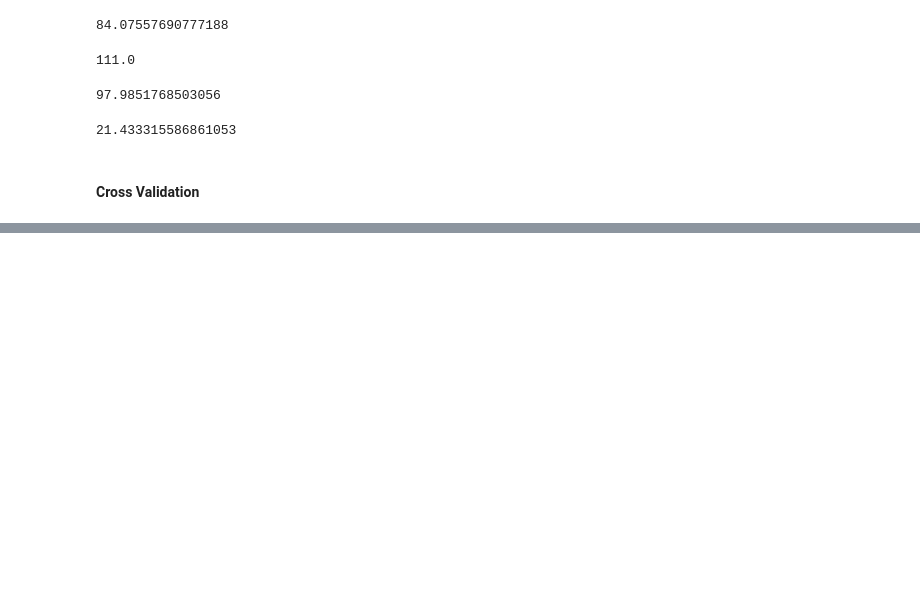
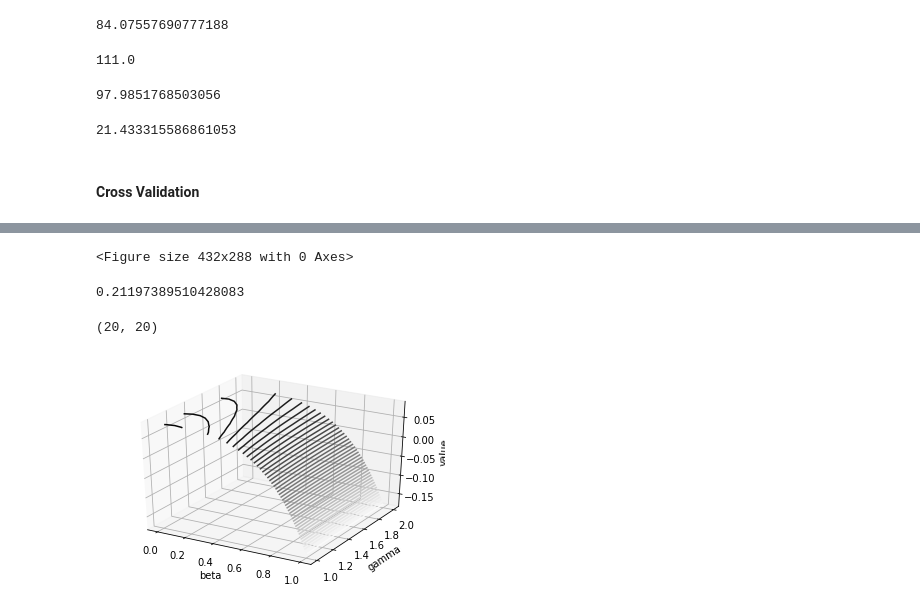
Before and after one commit to Anhtu07/Community-Detection, a Jupyter notebook: Debian Mailing List.ipynb, the cells around one changed output, grey strips where cells are left out. Cells and saved outputs as stored; diff of their text form; code cells hidden in the pictures; blank space fills up the shorter version.

Commit message:
some experiment
Experiment with threads which have more than 3 links
Plotting constraint function

```diff
--- a/Debian Mailing List.ipynb
+++ b/Debian Mailing List.ipynb
@@ -564,9 +564,9 @@ test_thread_2 = []
 whole_data = []
 i = 0
 for index in threads_dict:
-    if i < 200:
+    if i < 100:
         test_thread_1.append(threads_dict[index])
-    elif i < 400:
+    elif i < 200:
         test_thread_2.append(threads_dict[index])
     else:
         break
@@ -788,0 +815,24 @@ other score:
+# %%
+from mpl_toolkits import mplot3d
+%matplotlib inline
+import numpy as np
+import matplotlib.pyplot as plt
+fig = plt.figure()
+links_1 = []
+links_2 = []
+for thread in test_thread_1:
+    for link in thread:
+        links_1.append(link)
+
+for thread in test_thread_2:
+    for link in thread:
+        links_2.append(link)
+la_1 = greedy_partition(links_1, break_time = 1300)
+la_2 = greedy_partition(links_2, break_time = 1300)
+# %% [output]
+<Figure size 432x288 with 0 Axes>
+# %%
+def constraint_fuction(partition, beta, gamma):
+    score = partition_value(partition, 1, beta, gamma)
+    gt_score = partition_value(test_thread_1, 1, beta, gamma)
+    return gt_score - score
@@ -788,0 +842,29 @@ other score:
+# %%
+constraint_fuction(whole_partition_1, 0.01, 1.7)
+# %% [output]
+0.21197389510428083
+# %%
+beta = np.linspace(0, 1, 20)
+gamma = np.linspace(1, 2, 20)
+
+B, G = np.meshgrid(beta, gamma)
+value = []
+for b in beta:
+    tmp = []
+    for g in gamma:
+        tmp.append(constraint_fuction(la_1, b, g))
+    value.append(np.array(tmp))
+value = np.array(value)
+# %%
+value.shape
+# %% [output]
+(20, 20)
+# %%
+fig = plt.figure()
+ax = plt.axes(projection='3d')
+ax.contour3D(B, G, value, 50, cmap='binary')
+ax.set_xlabel('beta')
+ax.set_ylabel('gamma')
+ax.set_zlabel('value');
+# %% [output]
+[figure, added]
```
Also changed, not shown: parts of 14 cells of this notebook.
